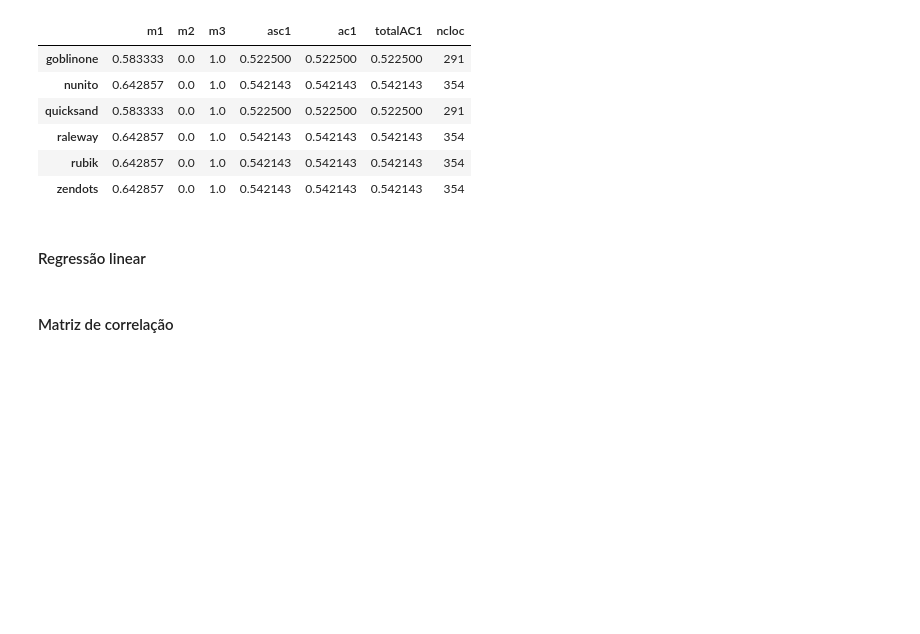
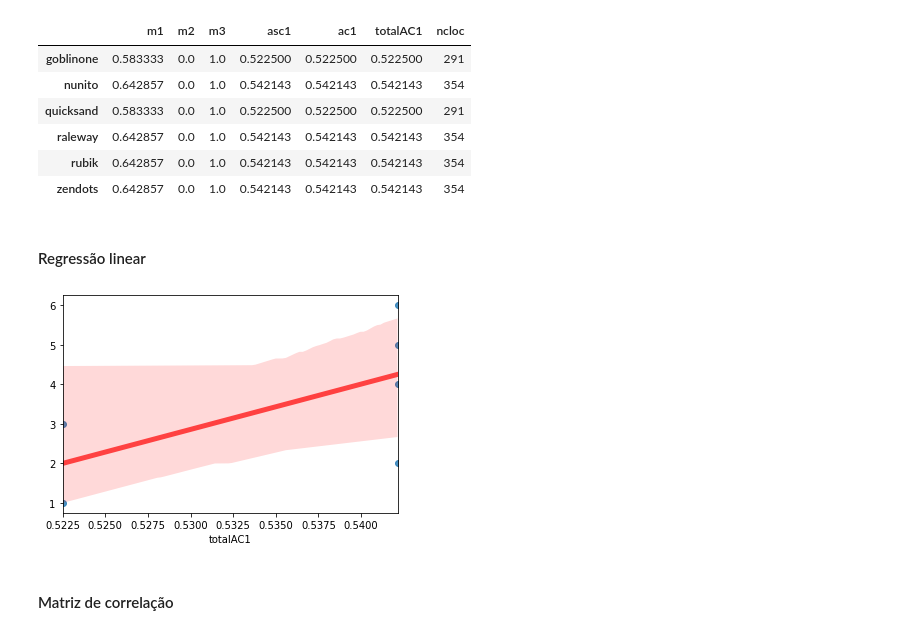
Before and after one commit to Lend-it/Analytics, a Jupyter notebook: Analytics.ipynb, the cells around one changed output. Cells and saved outputs as stored; diff of their text form; code cells hidden in the pictures; blank space fills up the shorter version.

Commit message:
feat: fga-eps-mds/2020.2-Lend.it#167 Add linear regression
Co-authored-by: Lucas Dutra <ldutra98@gmail.com>

```diff
--- a/Analytics.ipynb
+++ b/Analytics.ipynb
@@ -50,7 +50,7 @@ from pylab import rcParams
 
 def plot_linear_regression(df):
     sns.regplot(x=df["totalAC1"],
-                y=df["totalAC2"],
+                y=[i for i in range(1, len(df) + 1)],
                 line_kws={"color":"r","alpha":0.7,"lw":5}
     )
     plt.show()
@@ -84,7 +84,9 @@ m_dfs['user']['metrics']
 # %% [markdown]
 #### Regressão linear
 # %%
-# plot_linear_regression(m_dfs['user']['metrics'])
+plot_linear_regression(m_dfs['user']['metrics'])
+# %% [output]
+[figure, added]
 # %% [markdown]
 #### Matriz de correlação
 # %%
```
Also changed, not shown: parts of 4 cells of this notebook.
